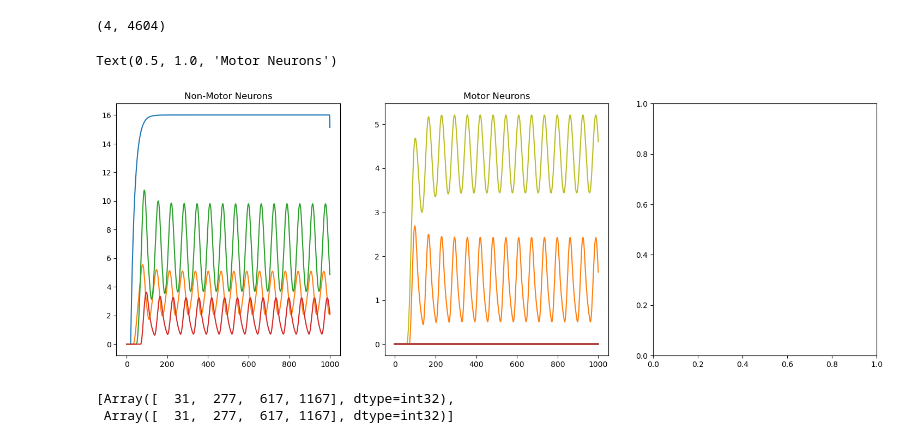
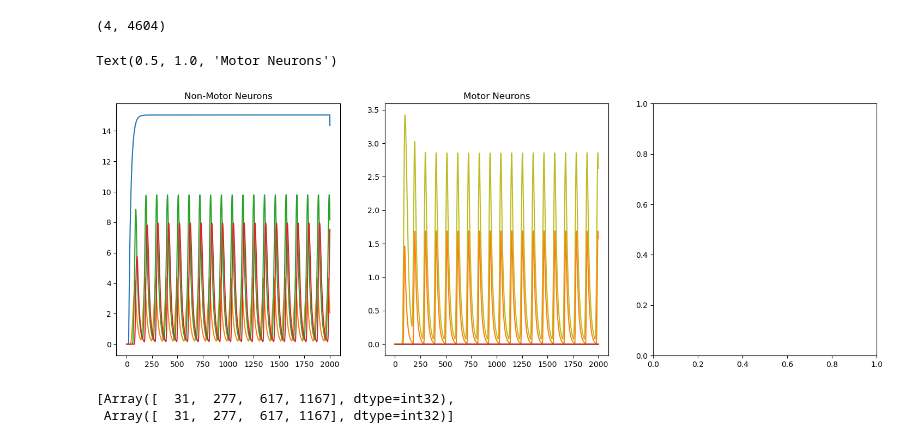
Before and after one commit to smpuglie/Pugliese_cpg_2025, a Jupyter notebook: notebooks/run_config.ipynb, the cells around one changed output. Cells and saved outputs as stored; diff of their text form; code cells hidden in the pictures.

```diff
--- a/notebooks/run_config.ipynb
+++ b/notebooks/run_config.ipynb
@@ -99,7 +99,7 @@ def print_dict_shapes(data, prefix="", max_depth=10, current_depth=0):
    else:
       print(f"{prefix}Type: {type(data).__name__}, Value: {str(data)[:100]}{'...' if len(str(data)) > 100 else ''}")
 # %%
-experiment = 'DNg100_Stim_Prune'
+experiment = 'DNg100_Stim'
 version = 'debug'
 # base_dir = Path(f'/gscratch/portia/eabe/Pugliese_2025/{experiment}/{version}')
 base_dir = Path(f'/data/users/eabe/Pugliese_2025/{experiment}/{version}')
@@ -109,7 +109,7 @@ for n, run_cfg in enumerate(run_cfg_list):
 
 # ###### Load and update config with specified paths template ######
 
-cfg_num = -1
+cfg_num = 1
 # print(f'\n📁 Loading config {cfg_num}: {run_cfg_list[cfg_num]}')
 
 # NEW APPROACH: Load config and replace paths using glados.yaml template
@@ -247,22 +249,22 @@ min_circuit.shape
 # %% [output]
 (4, 4604)
 # %%
-R = results[0,3]
+R = results[0,15]
 w_table = pd.read_csv(cfg.experiment.dfPath,index_col=0)
 # 10093 = bdn2, 10707 = exc 1, 11751 = exc 2, 13905 = inh 1
 nonmns_idxs = w_table.loc[(w_table["bodyId"]==10093) | (w_table["bodyId"]==10707) | (w_table["bodyId"]==11751) | (w_table["bodyId"]==13905)].index
 mn_idxs = jnp.asarray(w_table.loc[w_table["class"]=="motor neuron"].index.values)
 
 fig, axs = plt.subplots(1,3, figsize=(18, 6))
 for i in nonmns_idxs:
     axs[0].plot(R[i])
 axs[0].set_title("Non-Motor Neurons")
 for i in mn_idxs:
     axs[1].plot(R[i])
 axs[1].set_title("Motor Neurons")
 # %% [output]
 Text(0.5, 1.0, 'Motor Neurons')
-[figure, old version]
+[figure, new version]
 # %%
 min_circuit = jnp.stack([((jnp.sum(results[:,n],axis=-1)>0) & ~mn_mask) for n in range(results.shape[1])],axis=1)
 min_circuit.shape
```
Also changed, not shown: parts of 3 cells of this notebook, 4 other files.
